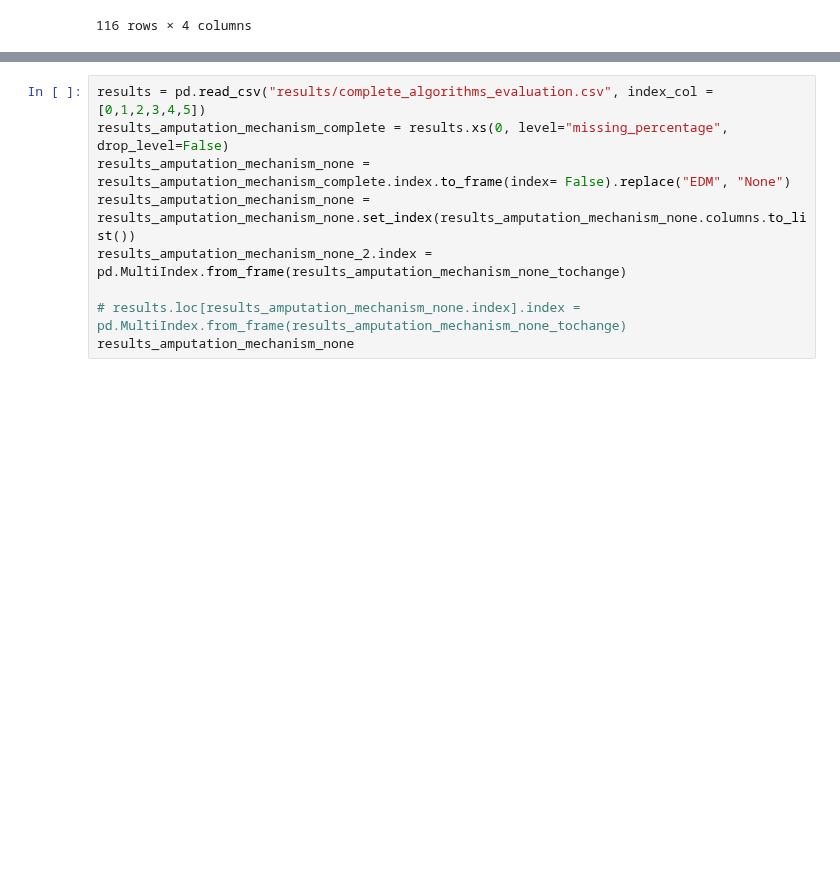
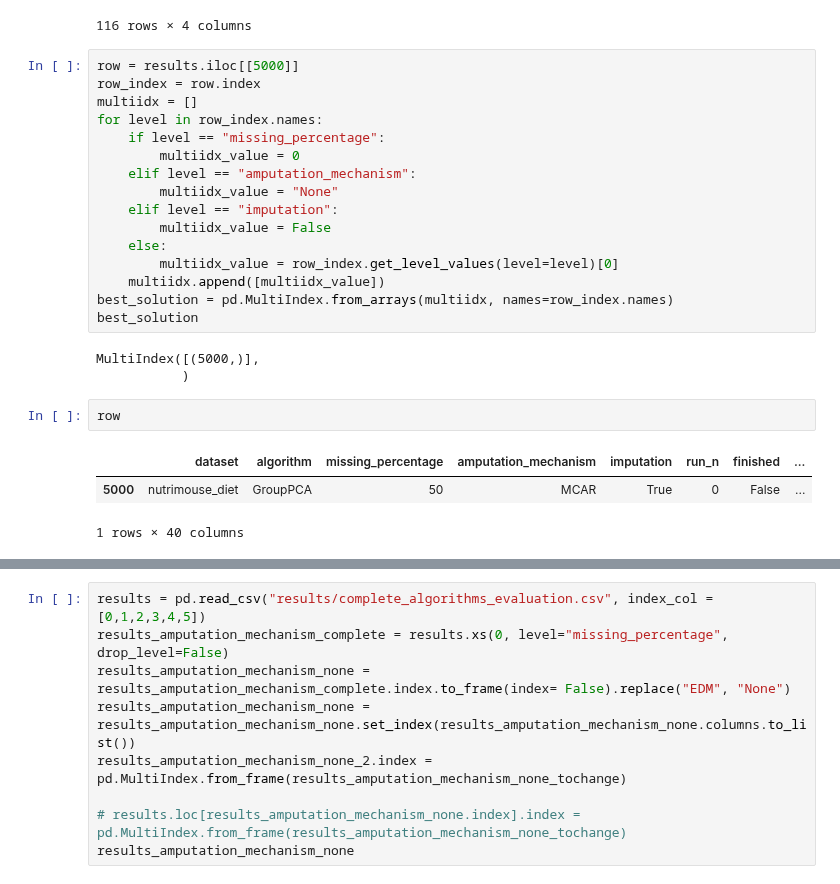
Before and after one commit to RafRomB/imml, a Jupyter notebook: Untitled.ipynb, the cells around one changed output, grey strips where cells are left out. Saved outputs shown, nothing was run; the diff lists cells and outputs as text; blank space fills up the shorter version.

```diff
--- a/Untitled.ipynb
+++ b/Untitled.ipynb
@@ -1149,3 +1227,28 @@ X
 | 114 | 1 | 0 | 0 | 0 |
 | 115 | 1 | 0 | 0 | 0 |
 116 rows × 4 columns
+# %%
+row = results.iloc[[5000]]
+row_index = row.index
+multiidx = []
+for level in row_index.names:
+    if level == "missing_percentage":
+        multiidx_value = 0
+    elif level == "amputation_mechanism":
+        multiidx_value = "None"
+    elif level == "imputation":
+        multiidx_value = False
+    else:
+        multiidx_value = row_index.get_level_values(level=level)[0]
+    multiidx.append([multiidx_value])
+best_solution = pd.MultiIndex.from_arrays(multiidx, names=row_index.names)
+best_solution
+# %% [output]
+MultiIndex([(5000,)],
+           )
+# %%
+row
+# %% [output]
+|  | dataset | algorithm | missing_percentage | amputation_mechanism | imputation | run_n | finished | ... |
+| 5000 | nutrimouse_diet | GroupPCA | 50 | MCAR | True | 0 | False | ... |
+1 rows × 40 columns
```
Also changed, not shown: parts of 9 cells of this notebook, 4 other files.
